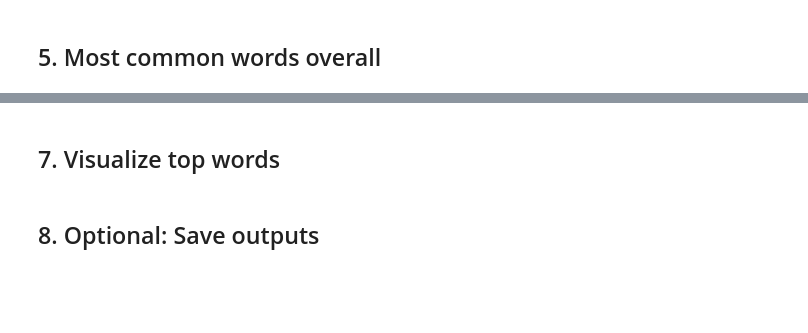
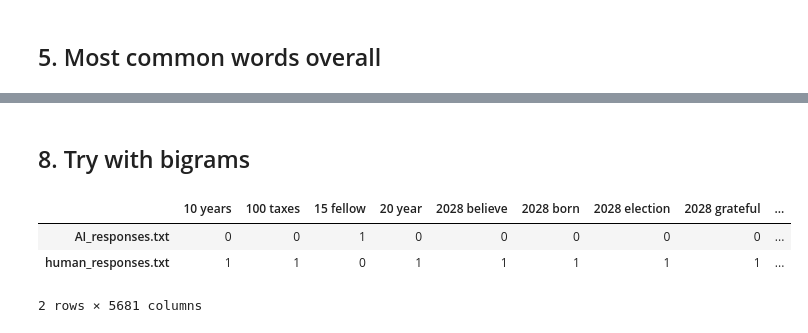
Before and after one commit to batmandoescalc/quick_text_analysis, a Jupyter notebook: explore_bag_of_words.ipynb, the cells around one changed output, grey strips where cells are left out. Cells and saved outputs as stored; diff of their text form; code cells hidden in the pictures; blank space fills up the shorter version.

Commit message:
added cells for counting bigrams

```diff
--- a/explore_bag_of_words.ipynb
+++ b/explore_bag_of_words.ipynb
@@ -109,2 +187,0 @@ print(per_doc[example_doc])
-# %% [markdown]
-## 7. Visualize top words
@@ -119,2 +187,0 @@ plt.show()
-# %% [markdown]
-## 8. Optional: Save outputs
@@ -125,0 +188,23 @@ plt.show()
+# %% [markdown]
+## 8. Try with bigrams
+# %%
+vectorizer2 = CountVectorizer(
+    strip_accents='unicode',
+    stop_words='english',
+    ngram_range = (2,2),
+    max_df=2,
+    min_df=1
+)
+
+X2 = vectorizer2.fit_transform(corpus)
+
+feature_names2 = vectorizer2.get_feature_names_out()
+
+bow_df2 = pd.DataFrame(X2.toarray(), columns=feature_names2, index=filenames)
+
+bow_df2.head()
+# %% [output]
+|  | 10 years | 100 taxes | 15 fellow | 20 year | 2028 believe | 2028 born | 2028 election | 2028 grateful | ... |
+| AI_responses.txt | 0 | 0 | 1 | 0 | 0 | 0 | 0 | 0 | ... |
+| human_responses.txt | 1 | 1 | 0 | 1 | 1 | 1 | 1 | 1 | ... |
+2 rows × 5681 columns
```
Also changed, not shown: parts of 16 cells of this notebook.
